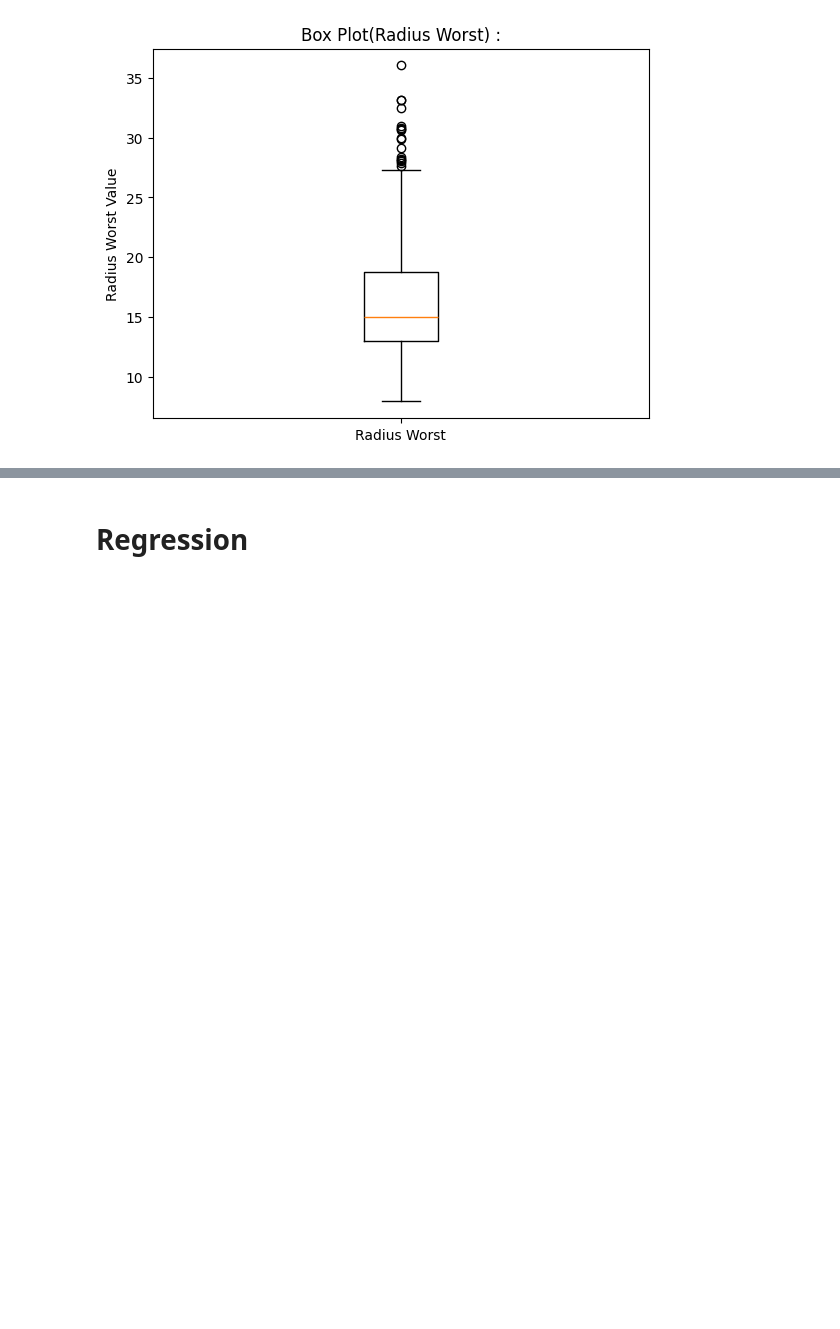
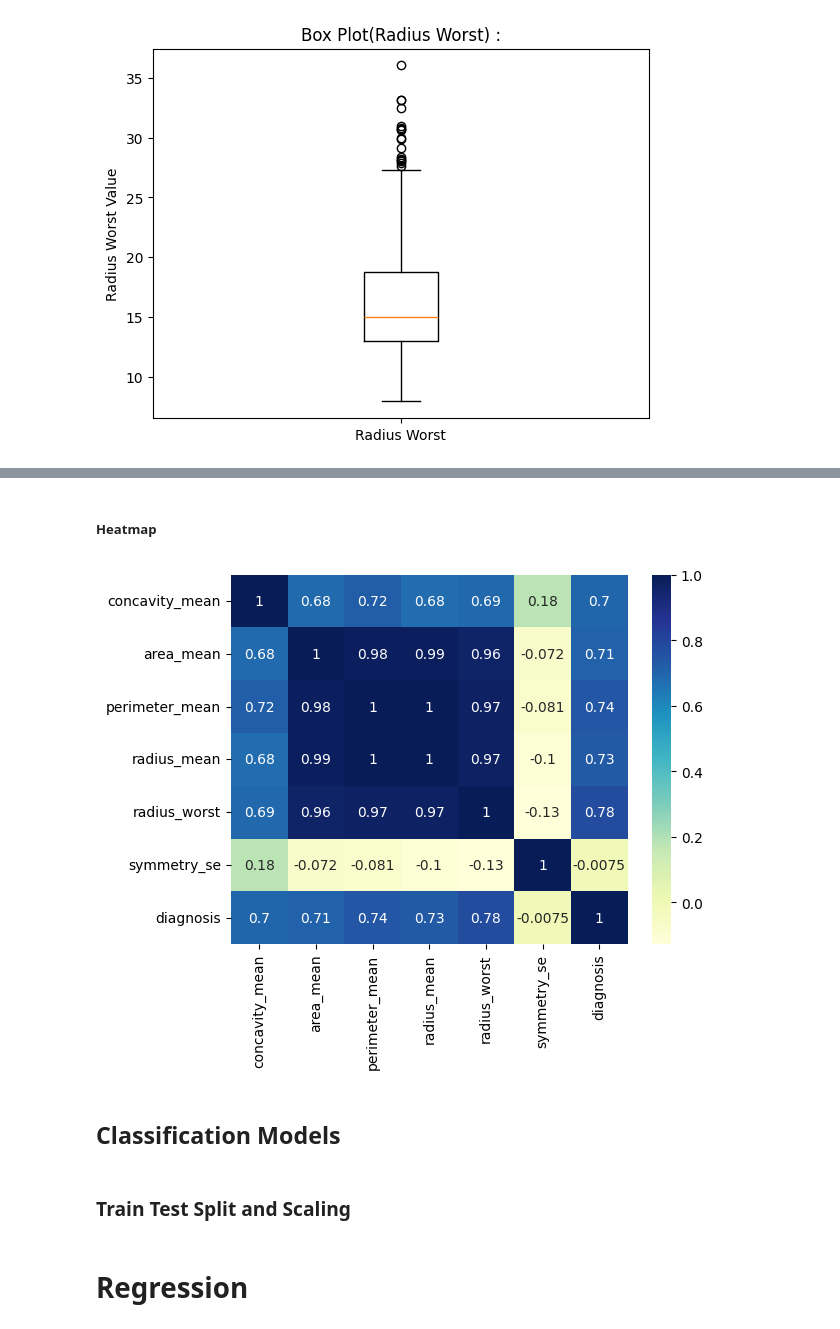
Before and after one commit to ShrDar/EDA-Classification-and-Regression-Models, a Jupyter notebook: notebooks/EDA_Classification_Regression.ipynb, the cells around one changed output, grey strips where cells are left out. Drawn from its saved outputs; the diff is of its cells as text; code cells hidden in the pictures; blank space fills up the shorter version.

```diff
--- a/notebooks/EDA_Classification_Regression.ipynb
+++ b/notebooks/EDA_Classification_Regression.ipynb
@@ -392,2 +419,15 @@ plt.show()
+# %% [markdown]
+##### Heatmap
+# %%
+classification_corr = classification_df[['concavity_mean', 'area_mean','perimeter_mean', 'radius_mean', 'radius_worst','symmetry_se','diagnosis']].corr()
+sns.heatmap(classification_corr, annot = True, cmap = "YlGnBu")
+
+plt.show()
+# %% [output]
+[figure, added]
+# %% [markdown]
+## Classification Models
+# %% [markdown]
+### Train Test Split and Scaling
 # %% [markdown]
 # Regression
```
Also changed, not shown: parts of 9 cells of this notebook.
